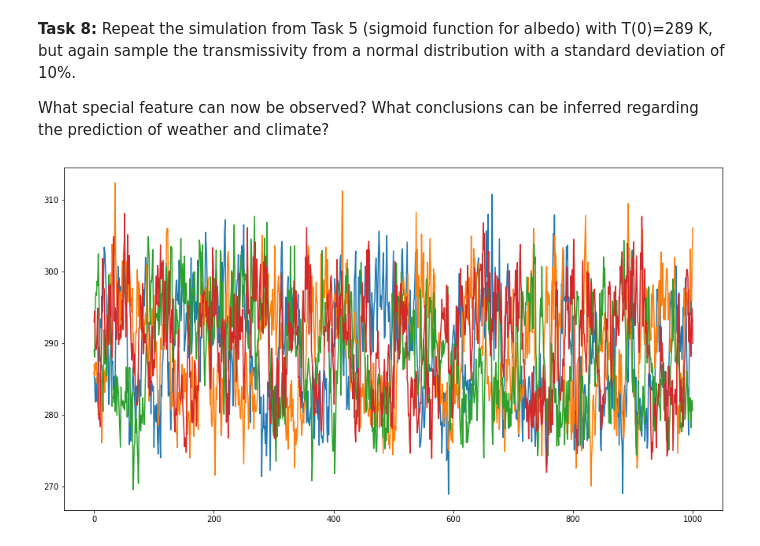
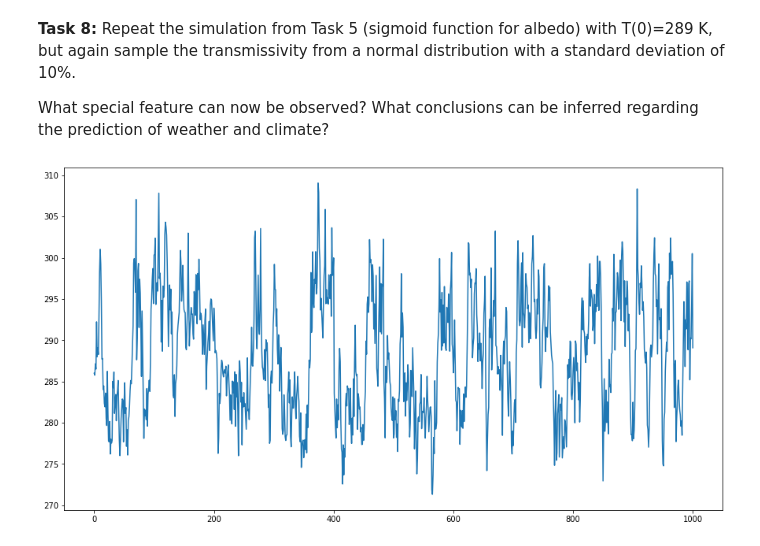
Before and after one commit to sauterto/climate_modelling, a Jupyter notebook: _sources/docs/solution_nb_nonlinearity.ipynb, the cells around one changed output. Saved outputs shown, nothing was run; the diff lists cells and outputs as text; code cells hidden in the pictures.

```diff
--- a/_sources/docs/solution_nb_nonlinearity.ipynb
+++ b/_sources/docs/solution_nb_nonlinearity.ipynb
@@ -503,15 +506,15 @@ def ebm_ice_albedo_stochastic(T0, Q=341.3, Cw=10e8, alpha=0.3, tau=0.64, years=1
 # %%
 # Run several ice-albedo simulations using different initial conditions
 yrs, Ts286 = ebm_ice_albedo_stochastic(286, Q=342, Cw=2*10**8, alpha=0.30, tau=0.608, years=1000)
 yrs, Ts287 = ebm_ice_albedo_stochastic(287, Q=342, Cw=2*10**8, alpha=0.30, tau=0.608, years=1000)
 yrs, Ts289 = ebm_ice_albedo_stochastic(289, Q=342, Cw=2*10**8, alpha=0.30, tau=0.608, years=1000)
 yrs, Ts293 = ebm_ice_albedo_stochastic(293, Q=342, Cw=2*10**8, alpha=0.30, tau=0.608, years=1000)
 
 # Plot the results
 fig, ax = plt.subplots(1,1,figsize=(15,8))
-ax.plot(yrs, Ts286); ax.plot(yrs, Ts287); ax.plot(yrs, Ts289); ax.plot(yrs, Ts293);
+ax.plot(yrs, Ts286); #ax.plot(yrs, Ts287); ax.plot(yrs, Ts289); ax.plot(yrs, Ts293);
 # %% [output]
-[figure, old version]
+[figure, new version]
 # %%
 # Plot the histogram of one of the previous simulations|
 plt.hist(Ts289,30);
```
Also changed, not shown: parts of 5 cells of this notebook, 54 other files.
